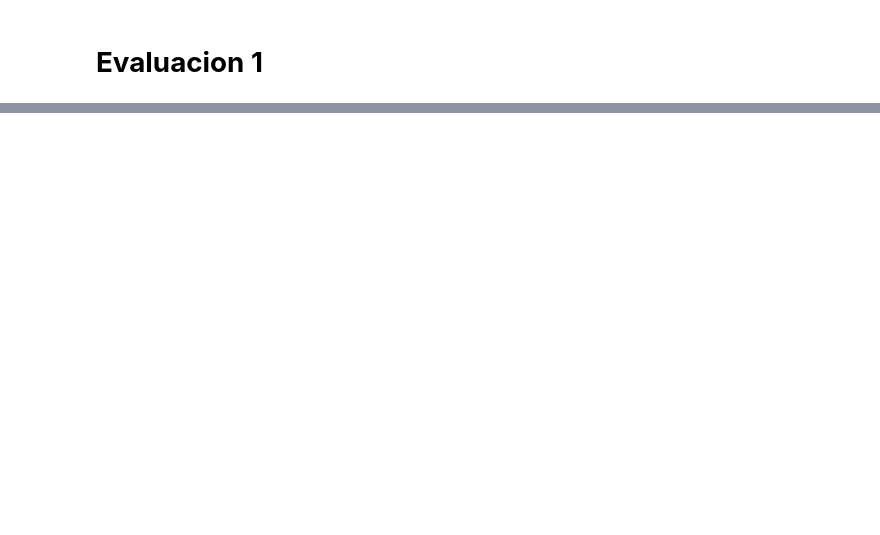
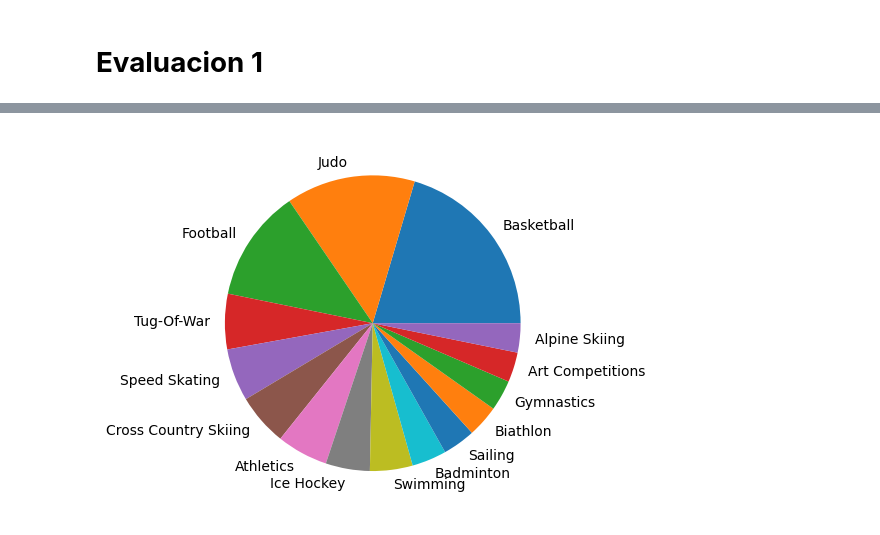
Before and after one commit to ebercalderon/Evaluaciones-Analista-Data-Science, a Jupyter notebook: Evaluacion1/athlete_events.ipynb, the cells around one changed output, grey strips where cells are left out. Drawn from its saved outputs; the diff is of its cells as text; code cells hidden in the pictures; blank space fills up the shorter version.

```diff
--- a/Evaluacion1/athlete_events.ipynb
+++ b/Evaluacion1/athlete_events.ipynb
@@ -10,3 +31,9 @@ df = pd.read_csv('athlete_events.csv')
+# %%
+# TOP DEPORTES
+plt.pie(df.Sport.value_counts()[:15], labels = df.Sport.unique()[:15])
+plt.show()
+# %% [output]
+[figure, added]
 # %%
 # INGRESO POR TECLADO
 sports = df.Sport.unique()
```
Also changed, not shown: parts of 3 cells of this notebook.
